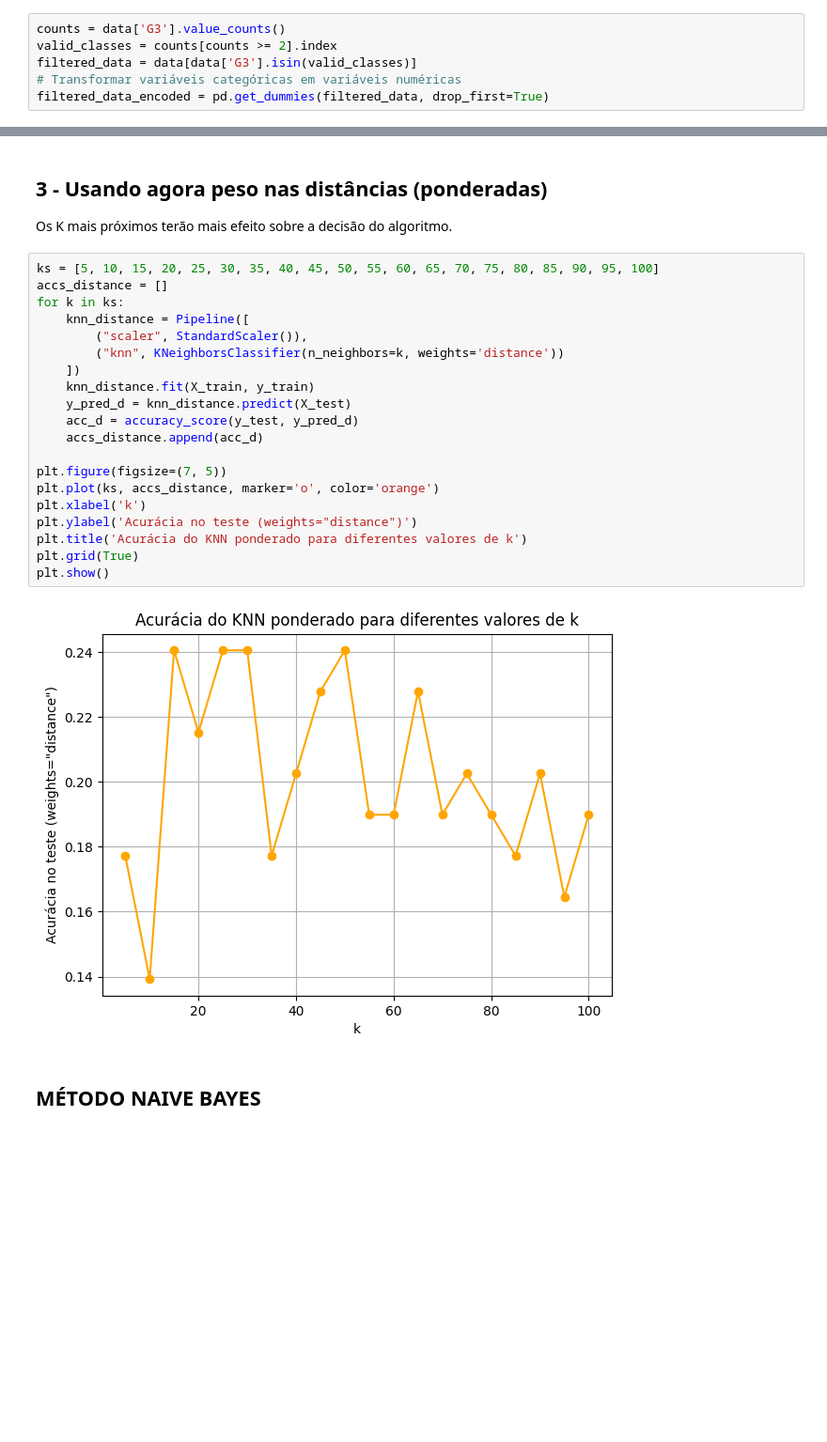
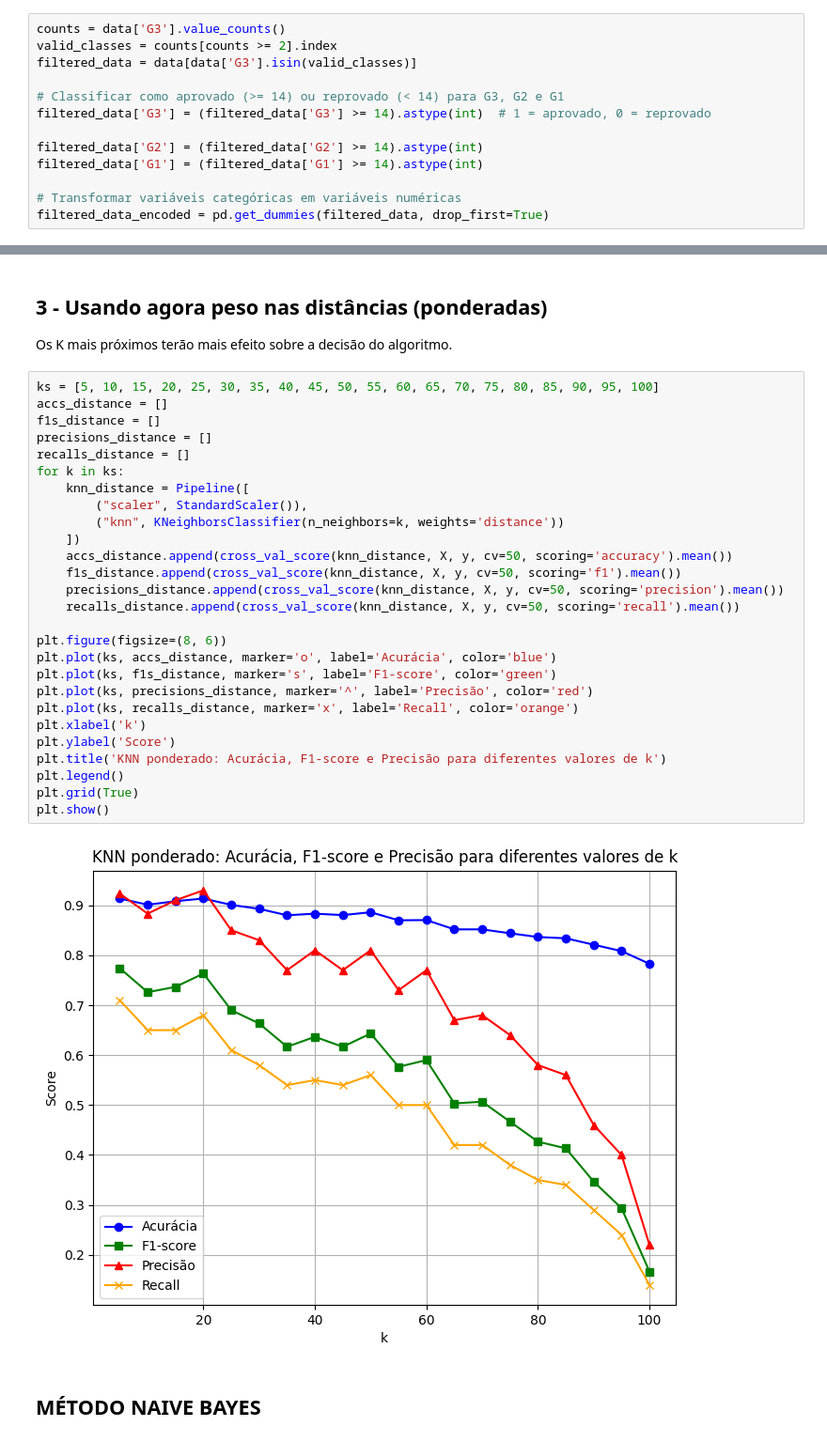
Before and after one commit to fioridaniel/GradePredictor-ML, a Jupyter notebook: trabalho.ipynb, the cells around one changed output, grey strips where cells are left out. Shown at 94% size. Drawn from its saved outputs; the diff is of its cells as text; blank space fills up the shorter version.

```diff
--- a/trabalho.ipynb
+++ b/trabalho.ipynb
@@ -51,5 +51,12 @@ Filtrar classes com pelo menos 2 amostras
 counts = data['G3'].value_counts()
 valid_classes = counts[counts >= 2].index
 filtered_data = data[data['G3'].isin(valid_classes)]
+
+# Classificar como aprovado (>= 14) ou reprovado (< 14) para G3, G2 e G1
+filtered_data['G3'] = (filtered_data['G3'] >= 14).astype(int)  # 1 = aprovado, 0 = reprovado
+
+filtered_data['G2'] = (filtered_data['G2'] >= 14).astype(int)
+filtered_data['G1'] = (filtered_data['G1'] >= 14).astype(int)
+
 # Transformar variáveis categóricas em variáveis numéricas
 filtered_data_encoded = pd.get_dummies(filtered_data, drop_first=True)
@@ -102,24 +132,31 @@ Os K mais próximos terão mais efeito sobre a decisão do algoritmo.
 # %%
 ks = [5, 10, 15, 20, 25, 30, 35, 40, 45, 50, 55, 60, 65, 70, 75, 80, 85, 90, 95, 100]
 accs_distance = []
+f1s_distance = []
+precisions_distance = []
+recalls_distance = []
 for k in ks:
     knn_distance = Pipeline([
         ("scaler", StandardScaler()),
         ("knn", KNeighborsClassifier(n_neighbors=k, weights='distance'))
     ])
-    knn_distance.fit(X_train, y_train)
-    y_pred_d = knn_distance.predict(X_test)
-    acc_d = accuracy_score(y_test, y_pred_d)
-    accs_distance.append(acc_d)
+    accs_distance.append(cross_val_score(knn_distance, X, y, cv=50, scoring='accuracy').mean())
+    f1s_distance.append(cross_val_score(knn_distance, X, y, cv=50, scoring='f1').mean())
+    precisions_distance.append(cross_val_score(knn_distance, X, y, cv=50, scoring='precision').mean())
+    recalls_distance.append(cross_val_score(knn_distance, X, y, cv=50, scoring='recall').mean())
 
-plt.figure(figsize=(7, 5))
-plt.plot(ks, accs_distance, marker='o', color='orange')
+plt.figure(figsize=(8, 6))
+plt.plot(ks, accs_distance, marker='o', label='Acurácia', color='blue')
+plt.plot(ks, f1s_distance, marker='s', label='F1-score', color='green')
+plt.plot(ks, precisions_distance, marker='^', label='Precisão', color='red')
+plt.plot(ks, recalls_distance, marker='x', label='Recall', color='orange')
 plt.xlabel('k')
-plt.ylabel('Acurácia no teste (weights="distance")')
-plt.title('Acurácia do KNN ponderado para diferentes valores de k')
+plt.ylabel('Score')
+plt.title('KNN ponderado: Acurácia, F1-score e Precisão para diferentes valores de k')
+plt.legend()
 plt.grid(True)
 plt.show()
 # %% [output]
-[figure, old version]
+[figure, new version]
 # %% [markdown]
 ## MÉTODO NAIVE BAYES
```
Also changed, not shown: parts of 4 cells of this notebook.
